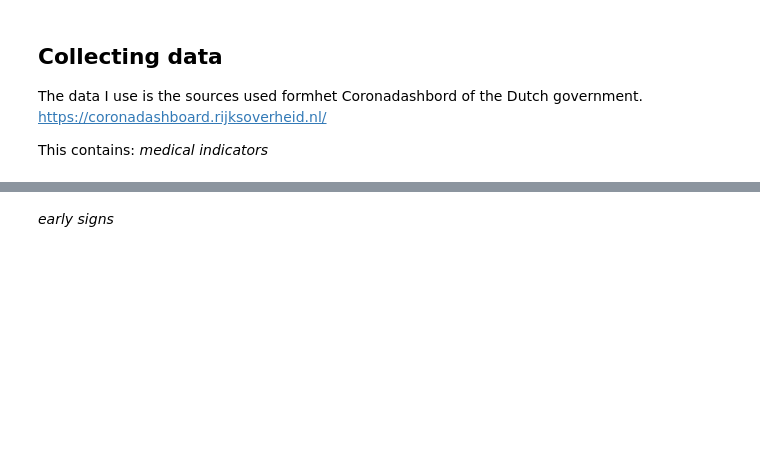
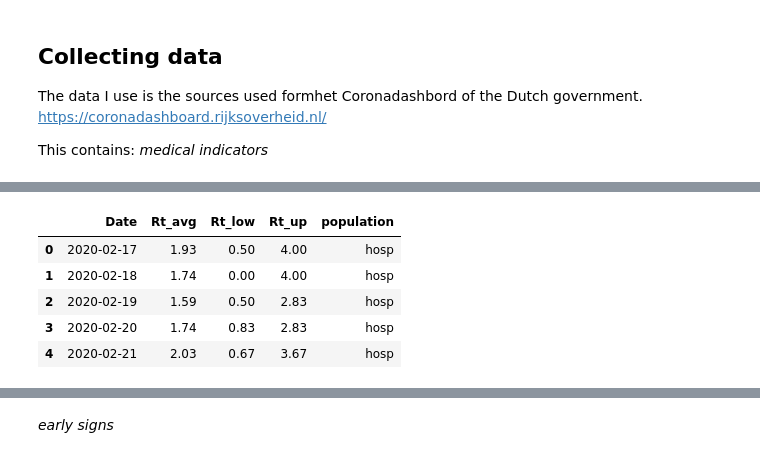
Before and after one commit to cjvanzwol/notebooks, a Jupyter notebook: Covid.ipynb, the cells around one changed output, grey strips where cells are left out. Drawn from its saved outputs; the diff is of its cells as text; code cells hidden in the pictures; blank space fills up the shorter version.

```diff
--- a/Covid.ipynb
+++ b/Covid.ipynb
@@ -58,0 +83,12 @@ md("- hospital admissions per day")
+# %%
+md("- R (reproductionnumber)")
+# https://data.rivm.nl/geonetwork/srv/dut/catalog.search#/metadata/ed0699d1-c9d5-4436-8517-27eb993eab6e
+R = pd.read_json('https://data.rivm.nl/covid-19/COVID-19_reproductiegetal.json')
+R.head()
+# %% [output]
+|  | Date | Rt_avg | Rt_low | Rt_up | population |
+| 0 | 2020-02-17 | 1.93 | 0.50 | 4.00 | hosp |
+| 1 | 2020-02-18 | 1.74 | 0.00 | 4.00 | hosp |
+| 2 | 2020-02-19 | 1.59 | 0.50 | 2.83 | hosp |
+| 3 | 2020-02-20 | 1.74 | 0.83 | 2.83 | hosp |
+| 4 | 2020-02-21 | 2.03 | 0.67 | 3.67 | hosp |
```
Also changed, not shown: parts of 18 cells of this notebook, 1 other file.
